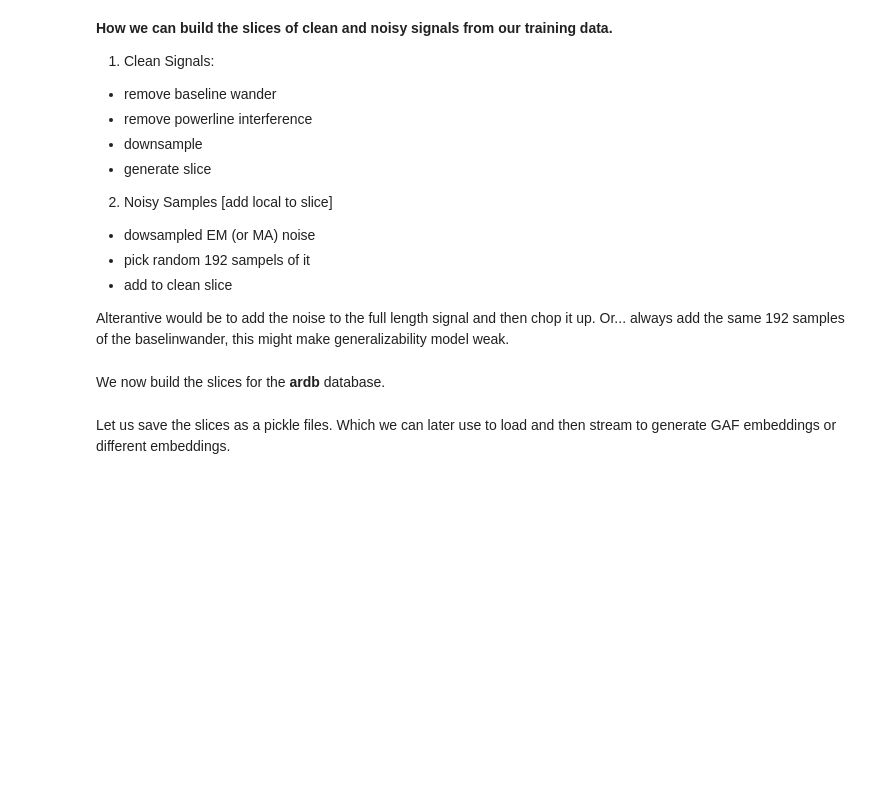
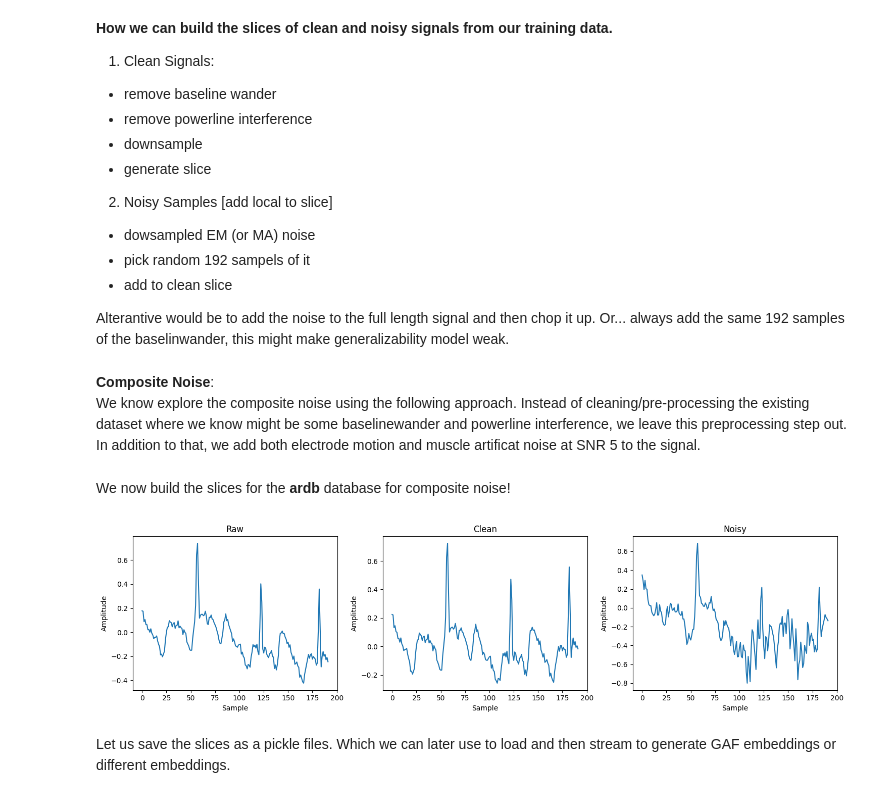
Before and after one commit to piedeboer96/ECG-Signal-Denoising, a Jupyter notebook: ecg_data_preparation.ipynb, the cells around one changed output. Saved outputs shown, nothing was run; the diff lists cells and outputs as text; code cells hidden in the pictures; blank space fills up the shorter version.

```diff
--- a/ecg_data_preparation.ipynb
+++ b/ecg_data_preparation.ipynb
@@ -457,3 +468,6 @@ def generate_slices(path_to_ecg_database, path_to_noise_record):
             slices_dict_noisy[record_number] = noisy_slices
 
     return slices_dict_clean, slices_dict_noisy
+# %% [markdown]
+**Composite Noise**: \
+We know explore the composite noise using the following approach. Instead of cleaning/pre-processing the existing dataset where we know might be some baselinewander and powerline interference, we leave this preprocessing step out. In addition to that, we add both electrode motion and muscle artificat noise at SNR 5 to the signal.
@@ -460,18 +555,23 @@ def generate_slices(path_to_ecg_database, path_to_noise_record):
 # %% [markdown]
-We now build the slices for the **ardb** database.
+We now build the slices for the **ardb** database for composite noise!
 # %%
 # Folder path containing the .dat files
 path_to_ecg_database = "data/ardb"
-path_to_noise_record = "data/nstdb/ma"      # motion artificat
+record_noise_ma = "data/nstdb/ma"      # motion artificat
+record_noise_em = "data/nstdb/em"      # electrode motion
 
 # Generate slices and create dictionary
-slices_dict_clean, slices_dict_noisy = generate_slices(path_to_ecg_database, path_to_noise_record)
+slices_dict_raw, slices_dict_clean, slices_dict_noisy = generate_slices_composite(path_to_ecg_database, record_noise_em, record_noise_ma)
 
 # Print the dictionary
-for record_number, slices in slices_dict_clean.items():
-    print(f"Record Number: {record_number}, Number of Slices: {len(slices)}")
+# for record_number, slices in slices_dict_clean.items():
+#     print(f"Record Number: {record_number}, Number of Slices: {len(slices)}")
 
-plot_multiple_timeseries([slices_dict_clean.get('210')[900], slices_dict_noisy.get('210')[900]], ['Clean', 'Noisy'])
+plot_multiple_timeseries([slices_dict_raw.get('222')[1000],
+                          slices_dict_clean.get('222')[1000],
+                          slices_dict_noisy.get('222')[1000]], ['Raw', 'Clean', 'Noisy'])
+# %% [output]
+[figure, added]
 # %% [markdown]
 Let us save the slices as a pickle files. Which we can later use to load and then stream to generate GAF embeddings or different embeddings.
 # %%
```
Also changed, not shown: parts of 5 cells of this notebook, 44 other files.
